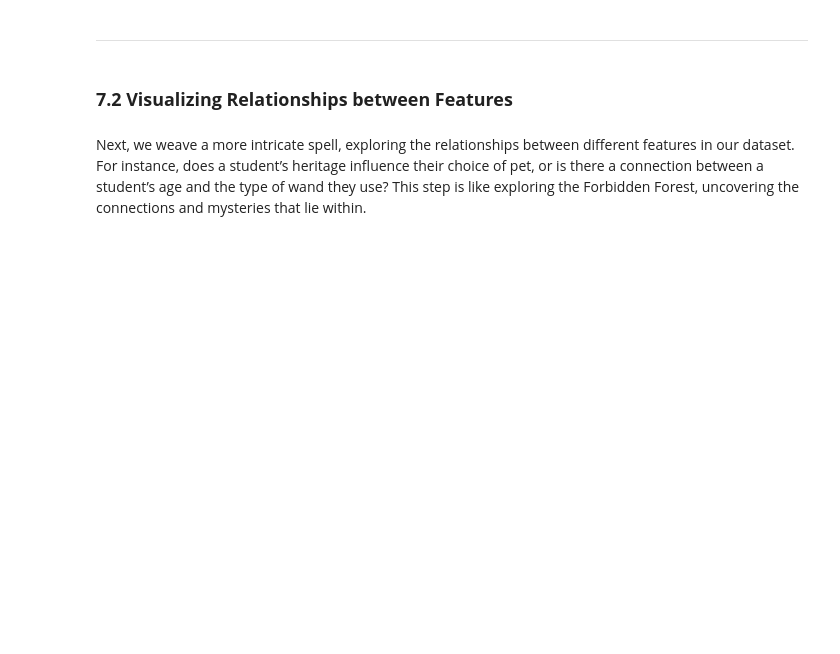
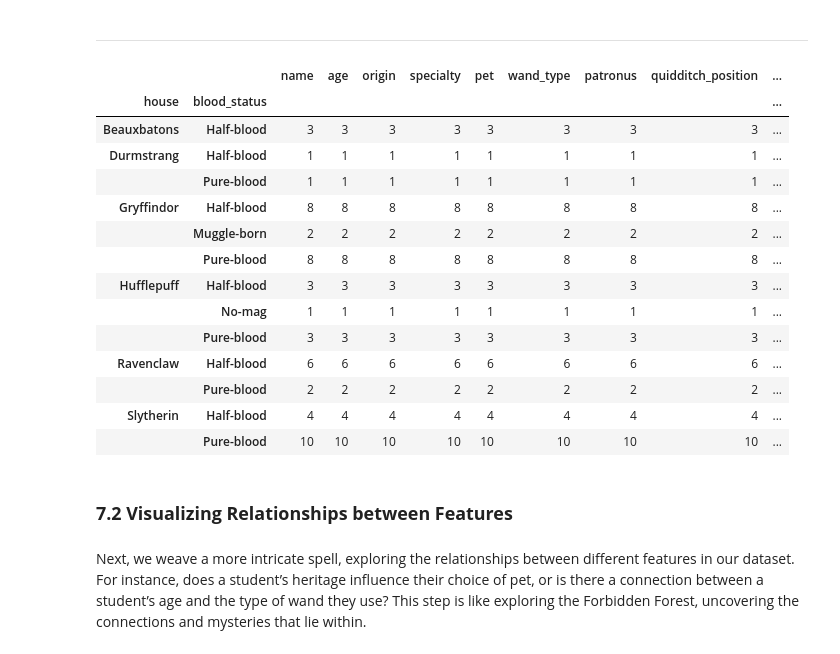
Before and after one commit to leonism/the-gemikas-magical-guide-to-sorting-hogwarts-students-using-the-decision-tree-algorithm, a Jupyter notebook: harry-potter-07.ipynb, the cells around one changed output. Cells and saved outputs as stored; diff of their text form; code cells hidden in the pictures; blank space fills up the shorter version.

```diff
--- a/harry-potter-07.ipynb
+++ b/harry-potter-07.ipynb
@@ -46,5 +103,24 @@ _Gaze_ upon this chart! It reveals the composition of each house, showing whethe
 # %% [markdown]
 ---
+# %%
+# This aggreates the data by its column names, then we pass the aggregation function (size = count)
+hogwarts_df.groupby(by =['house', 'blood_status']).count()
+# %% [output]
+|  |  | name | age | origin | specialty | pet | wand_type | patronus | quidditch_position | ... |
+| house | blood_status |  |  |  |  |  |  |  |  | ... |
+| Beauxbatons | Half-blood | 3 | 3 | 3 | 3 | 3 | 3 | 3 | 3 | ... |
+| Durmstrang | Half-blood | 1 | 1 | 1 | 1 | 1 | 1 | 1 | 1 | ... |
+|  | Pure-blood | 1 | 1 | 1 | 1 | 1 | 1 | 1 | 1 | ... |
+| Gryffindor | Half-blood | 8 | 8 | 8 | 8 | 8 | 8 | 8 | 8 | ... |
+|  | Muggle-born | 2 | 2 | 2 | 2 | 2 | 2 | 2 | 2 | ... |
+|  | Pure-blood | 8 | 8 | 8 | 8 | 8 | 8 | 8 | 8 | ... |
+| Hufflepuff | Half-blood | 3 | 3 | 3 | 3 | 3 | 3 | 3 | 3 | ... |
+|  | No-mag | 1 | 1 | 1 | 1 | 1 | 1 | 1 | 1 | ... |
+|  | Pure-blood | 3 | 3 | 3 | 3 | 3 | 3 | 3 | 3 | ... |
+| Ravenclaw | Half-blood | 6 | 6 | 6 | 6 | 6 | 6 | 6 | 6 | ... |
+|  | Pure-blood | 2 | 2 | 2 | 2 | 2 | 2 | 2 | 2 | ... |
+| Slytherin | Half-blood | 4 | 4 | 4 | 4 | 4 | 4 | 4 | 4 | ... |
+|  | Pure-blood | 10 | 10 | 10 | 10 | 10 | 10 | 10 | 10 | ... |
 # %% [markdown]
 ### **7.2 Visualizing Relationships between Features**
 # %% [markdown]
```
Also changed, not shown: parts of 28 cells of this notebook, 1 other file.
